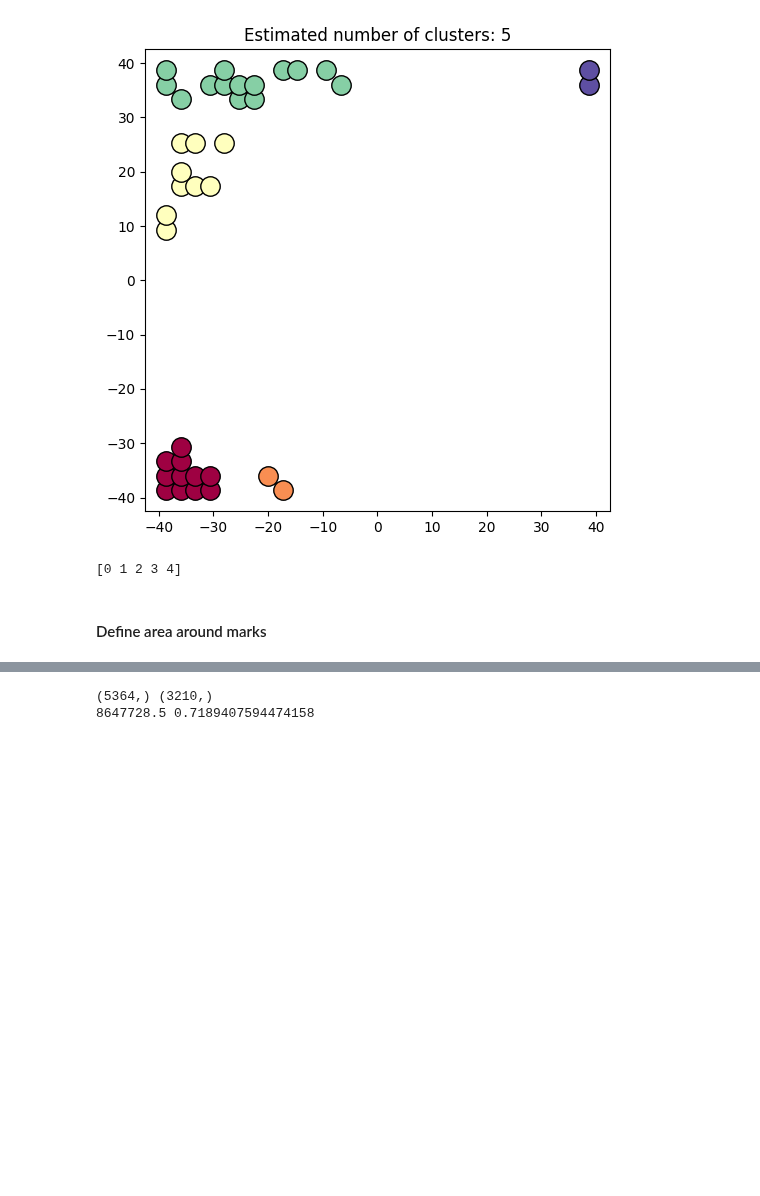
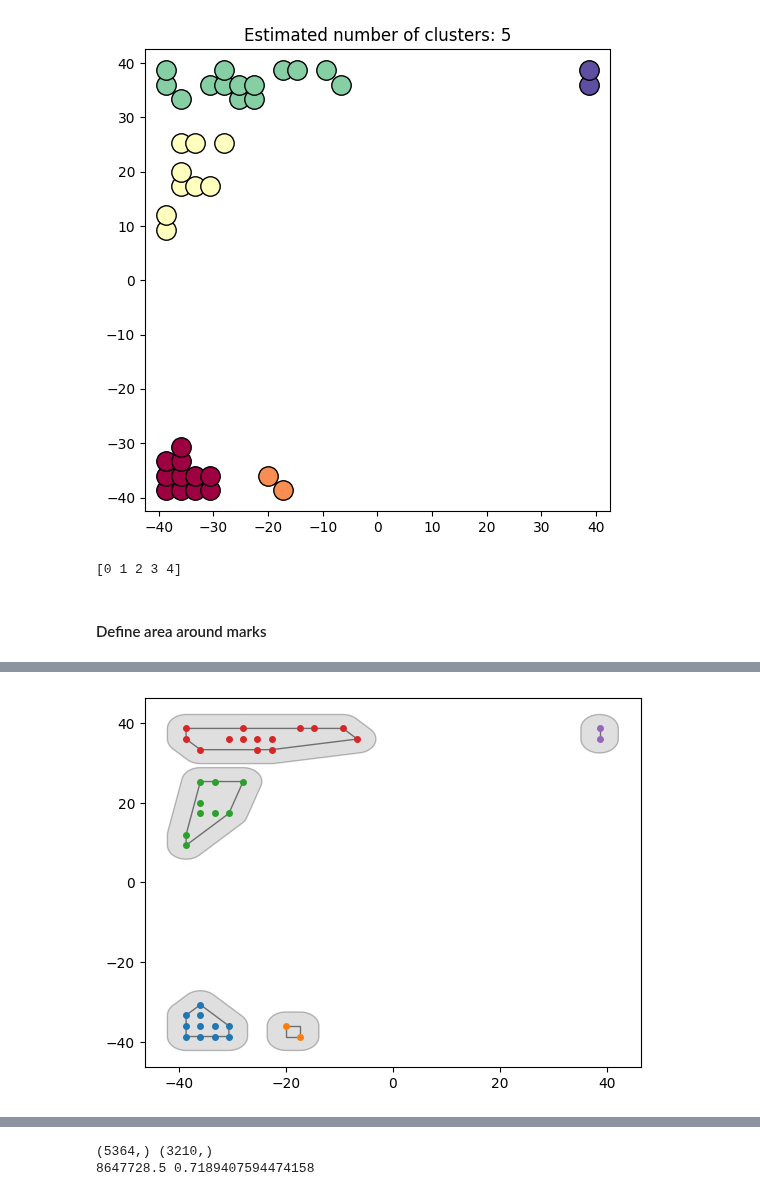
Before and after one commit to Barbara1576/navigation, a Jupyter notebook: marks_and_behaviour.ipynb, the cells around one changed output, grey strips where cells are left out. Drawn from its saved outputs; the diff is of its cells as text; code cells hidden in the pictures; blank space fills up the shorter version.

```diff
--- a/marks_and_behaviour.ipynb
+++ b/marks_and_behaviour.ipynb
@@ -594,0 +531,83 @@ tr_30
+# %%
+def marks2shapely(df_marks, clust_labels, r=3.5, show=True):
+    """
+    df_marks: df with marks for a mice. clustered
+    clust_labels: unique labels of clusters
+    r: buffer zone radius
+
+    return:
+    marks_poly_list: a triplet of
+    [a marker cluster polygon, buffer zone and label of a cluster]
+    """
+    marks_poly_list = []
+
+    for lab in clust_labels:
+        points = df_marks[['x', 'y']].loc[df_marks['cluster']==lab].to_numpy()
+        points = [(xy[0], xy[1]) for xy in points]
+
+        if len(points) == 2:
+            point1, point2 = points[0], points[1]
+            point3, point4 = (point1[0], point2[1]), (point2[0], point1[1])
+            convex_hull_polygon = Polygon([point1, point3,
+                                           point2, point4])
+        else:
+            multi_point = MultiPoint(points)
+            convex_hull_polygon = multi_point.convex_hull
+        # Create a buffer
+        zone_polygon = convex_hull_polygon.buffer(r)
+        marks_poly_list.append([convex_hull_polygon, zone_polygon, lab])
+        if show:
+            x_zone, y_zone = zone_polygon.exterior.xy
+            plt.fill(x_zone, y_zone, alpha=0.25, linewidth=1, linestyle='-',
+                    edgecolor='black', facecolor='gray', label='Zone Polygon')
+
+            x, y = convex_hull_polygon.exterior.xy
+            plt.fill(x, y, alpha=0.5, linewidth=1, linestyle='-',
+                    facecolor='none', edgecolor='black', label='')
+            plt.plot(*zip(*points), marker='o', ls='',
+                    markersize=4.)
+    if show:
+        plt.show()
+
+    return marks_poly_list
+
+
+clust_labels = np.unique(c)
+marks_poly_list = marks2shapely(df_marks, clust_labels)
+
+# marks_poly_list = []   # a list of [ploy, zone plot, lab]
+
+# plt.figure()
+# for lab in clust_labels:
+
+#     points = df_marks[['x', 'y']].loc[df_marks['cluster']==lab].to_numpy()
+#     points = [(xy[0], xy[1]) for xy in points]
+
+#     if len(points) == 2:
+#         point1 = points[0]
+#         point2 = points[1]
+#         point3 = (point1[0], point2[1])
+#         point4 = (point2[0], point1[1])
+#         convex_hull_polygon = Polygon([point1, point3,
+#                                        point2, point4])
+#     else:
+#         multi_point = MultiPoint(points)
+#         convex_hull_polygon = multi_point.convex_hull
+
+#     # Create a buffer
+#     r = 3.5   # parameter to change
+#     zone_polygon = convex_hull_polygon.buffer(r)
+#     x_zone, y_zone = zone_polygon.exterior.xy
+#     plt.fill(x_zone, y_zone, alpha=0.25, linewidth=1, linestyle='-',
+#              edgecolor='black', facecolor='gray', label='Zone Polygon')
+
+#     x, y = convex_hull_polygon.exterior.xy
+#     plt.fill(x, y, alpha=0.5, linewidth=1, linestyle='-',
+#              facecolor='none', edgecolor='black', label='')
+#     plt.plot(*zip(*points), marker='o', ls='',
+#              markersize=4.)
+#     marks_poly_list.append([convex_hull_polygon, zone_polygon, lab])
+    # break
+# plt.show()
+# %% [output]
+[figure, added]
```
Also changed, not shown: parts of 14 cells of this notebook, 8 other files.
